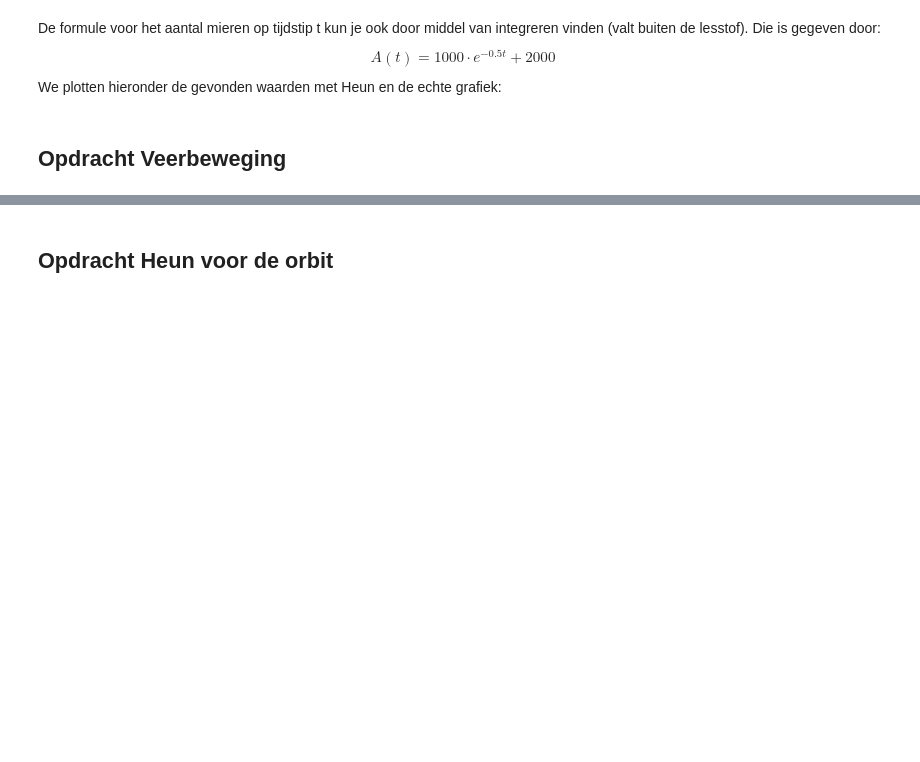
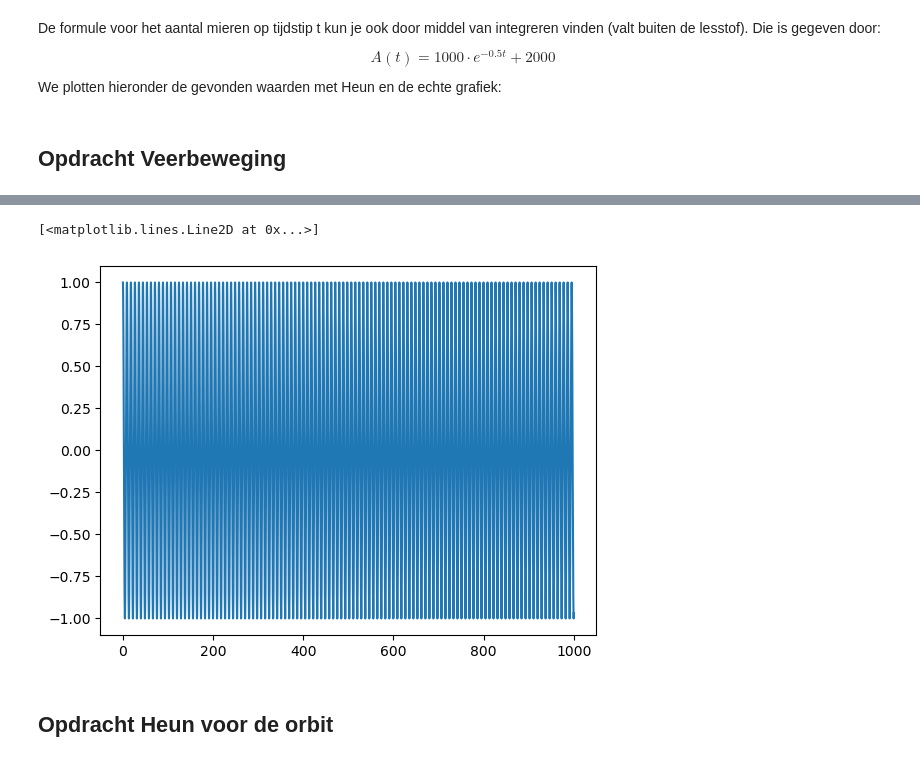
Before and after one commit to AI-S3-2024/sim_math_lecturenotes, a Jupyter notebook: sim_math_les3.ipynb, the cells around one changed output, grey strips where cells are left out. Cells and saved outputs as stored; diff of their text form; code cells hidden in the pictures; blank space fills up the shorter version.

```diff
--- a/sim_math_les3.ipynb
+++ b/sim_math_les3.ipynb
@@ -234,3 +237,32 @@ plt.xlabel('Time in s')
+# %%
+import numpy
+import matplotlib.pyplot as plt
+k = 1 # veerconstante
+m = 2 # massa van de bal
+
+def acceleration(x):
+    return -k/m*xs
+
+def heun_veer(step_size, seconds):
+    h=step_size
+    num_steps = int(seconds/step_size)
+    t = numpy.zeros(num_steps+1)
+    x = numpy.zeros(num_steps+1)
+    v = numpy.zeros(num_steps+1)
+    t[0] = 0
+    x[0] = 1
+    v[0] = 0
+
+    for step in range(num_steps):
+        #forward euler
+        v_E = v[step] + h * (-k/m * x[step])
+        x_E = x[step] + h * v[step]
+
+        #heun
+        t[step + 1] = t[step] + h
+        x[step + 1] = x[step] + h * (v[step] + v_E)/2
+        v[step + 1] = v[step] + h * (- k/m * x[step] - k/m*x_E)/2
+    return(t,x,v)
 # %%
 #Hier berekenen we de echte waarde:
 timestep = 0.01
@@ -238,12 +270,19 @@ seconds = 100
 t,x_e,v_e = forward_euler_veer(timestep, seconds)
 x = np.cos(t/np.sqrt(2))
 # %%
-#plot forward euler, de echte waarden en de error
+#plot heun
+t, x_h, v_h = heun_veer(0.01,1000)
+#t, x_e, v_e = forward_euler_veer(0.01, 1000)
+x_real = np.cos(t/np.sqrt(2))
 
-plt.plot(t, x_e, label = 'forward euler')
-plt.plot(t, x, label = 'real values')
-plt.plot(t, x_e - x, label = 'error')
-plt.legend(loc = 'upper left')
+plt.plot(t, x_h, label = 'heun')
+#plt.plot(t, x_real, label = 'real values')
+#plt.plot(t, x_e, label = 'euler')
+#plt.plot(t, x_real - x_e, label = 'error')
+#plt.legend(loc = 'upper left')
+# %% [output]
+[<matplotlib.lines.Line2D at 0x...>]
+[figure, added]
 # %%
 #Met heun
 import numpy
```
Also changed, not shown: parts of 3 cells of this notebook, 4 other files.
